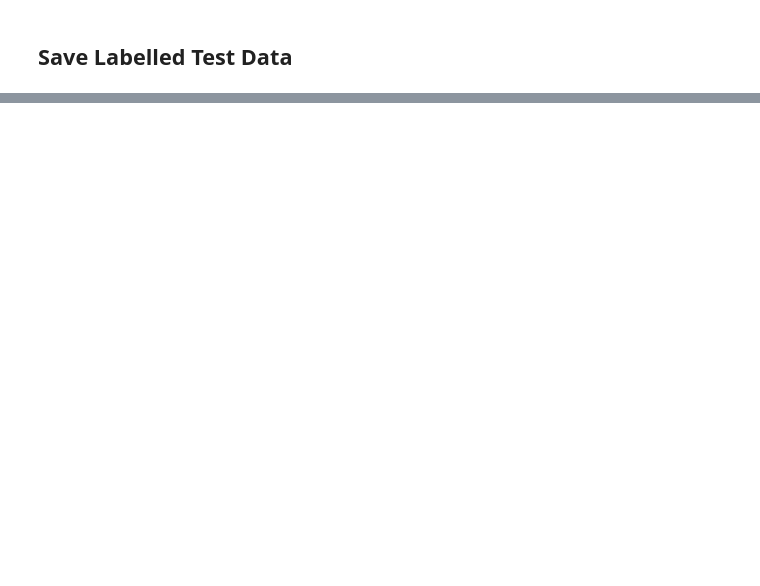
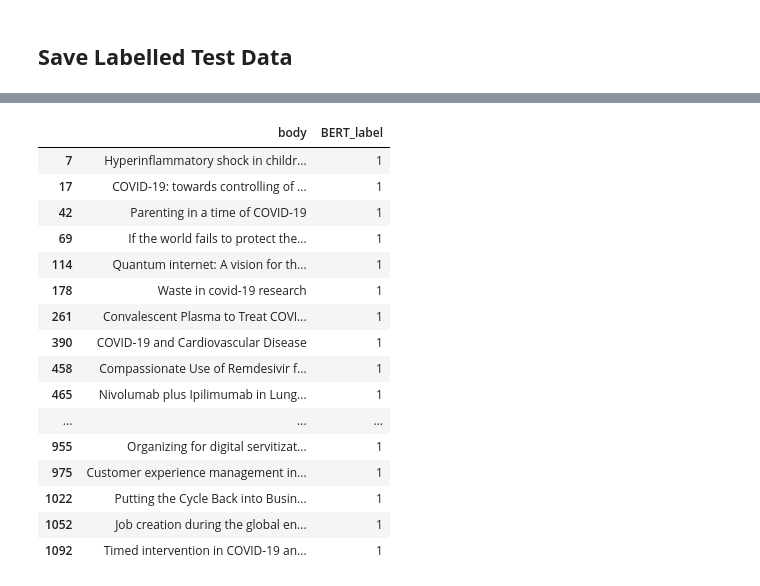
Before and after one commit to christopherfkk/practical-data-science-tutorial, a Jupyter notebook: models/NLP_BERT_with_visualisations.ipynb, the cells around one changed output, grey strips where cells are left out. Drawn from its saved outputs; the diff is of its cells as text; code cells hidden in the pictures; blank space fills up the shorter version.

```diff
--- a/models/NLP_BERT_with_visualisations.ipynb
+++ b/models/NLP_BERT_with_visualisations.ipynb
@@ -730,2 +739,23 @@ test_data
 | 1241 | Quantifying Sentiment with News M... | 2 |
 1242 rows × 2 columns
+# %%
+pd.set_option('display.max_colwidth', None)
+test_data[test_data['BERT_label']==1]
+# %% [output]
+|  | body | BERT_label |
+| 7 | Hyperinflammatory shock in childr... | 1 |
+| 17 | COVID-19: towards controlling of ... | 1 |
+| 42 | Parenting in a time of COVID-19 | 1 |
+| 69 | If the world fails to protect the... | 1 |
+| 114 | Quantum internet: A vision for th... | 1 |
+| 178 | Waste in covid-19 research | 1 |
+| 261 | Convalescent Plasma to Treat COVI... | 1 |
+| 390 | COVID-19 and Cardiovascular Disease | 1 |
+| 458 | Compassionate Use of Remdesivir f... | 1 |
+| 465 | Nivolumab plus Ipilimumab in Lung... | 1 |
+| ... | ... | ... |
+| 955 | Organizing for digital servitizat... | 1 |
+| 975 | Customer experience management in... | 1 |
+| 1022 | Putting the Cycle Back into Busin... | 1 |
+| 1052 | Job creation during the global en... | 1 |
+| 1092 | Timed intervention in COVID-19 an... | 1 |
```
Also changed, not shown: parts of 11 cells of this notebook, 1 other file.
